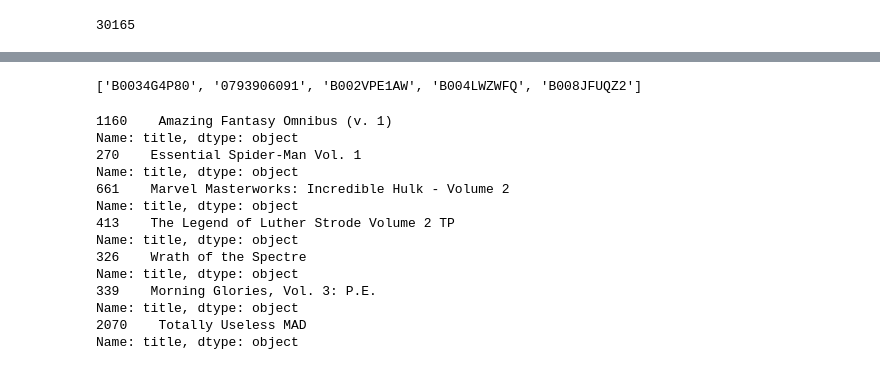
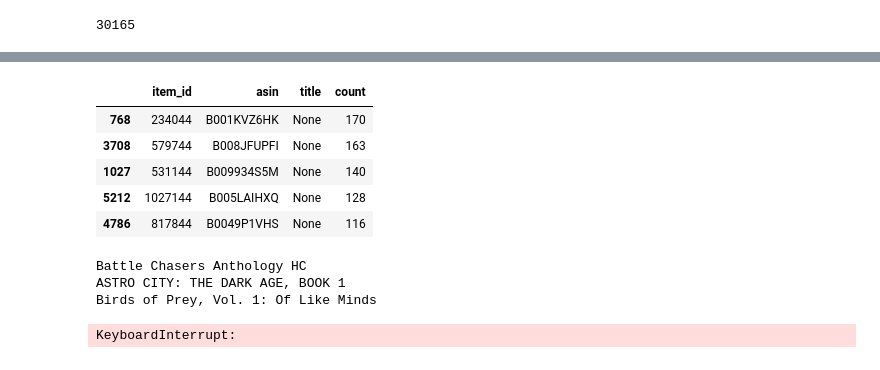
Before and after one commit to jnawjux/intocomics, a Jupyter notebook: data_prep_and_modeling.ipynb, the cells around one changed output, grey strips where cells are left out. Drawn from its saved outputs; the diff is of its cells as text; code cells hidden in the pictures.

Commit message:
Add functions to predict new user recommendations, further data cleaning and scraping of missing titles

```diff
--- a/data_prep_and_modeling.ipynb
+++ b/data_prep_and_modeling.ipynb
@@ -277,4 +217,0 @@ only showing top 5 rows
-# %%
-titles
-# %% [output]
-['B0034G4P80', '0793906091', 'B002VPE1AW', 'B004LWZWFQ', 'B008JFUQZ2']
@@ -280,0 +244,13 @@ titles
+# %%
+query = "SELECT DISTINCT item_id, asin, title, count FROM table"
+all_reviews_ready.createOrReplaceTempView('table')
+distinct_items = spark.sql(query).toPandas()
+# %%
+distinct_items[distinct_items['title'].isna()].sort_values('count', ascending=False).head()
+# %% [output]
+|  | item_id | asin | title | count |
+| 768 | 234044 | B001KVZ6HK | None | 170 |
+| 3708 | 579744 | B008JFUPFI | None | 163 |
+| 1027 | 531144 | B009934S5M | None | 140 |
+| 5212 | 1027144 | B005LAIHXQ | None | 128 |
+| 4786 | 817844 | B0049P1VHS | None | 116 |
@@ -281,3 +289,9 @@ titles
+# %%
+get_recommendations(101, new_user)
+# %% [output]
+Battle Chasers Anthology HC
+ASTRO CITY: THE DARK AGE, BOOK 1
+Birds of Prey, Vol. 1: Of Like Minds
 # %%
 def get_comic_recommendations(user_id):
     recs_for_user = recommendations.where(recommendations.user_id == user_id).take(1)
@@ -297,19 +301,6 @@ def get_comic_recommendations(user_id):
 # %%
-get_comic_recommendations(102120000)
+get_comic_recommendations(125700)
 # %% [output]
-1160    Amazing Fantasy Omnibus (v. 1)
-Name: title, dtype: object
-270    Essential Spider-Man Vol. 1
-Name: title, dtype: object
-661    Marvel Masterworks: Incredible Hulk - Volume 2
-Name: title, dtype: object
-413    The Legend of Luther Strode Volume 2 TP
-Name: title, dtype: object
-326    Wrath of the Spectre
-Name: title, dtype: object
-339    Morning Glories, Vol. 3: P.E.
-Name: title, dtype: object
-2070    Totally Useless MAD
-Name: title, dtype: object
+KeyboardInterrupt:
 # %%
 comic_names = pd.read_csv('data/all_comic_asin.csv', index_col=0)
```
Also changed, not shown: parts of 50 cells of this notebook, 2 other files.
